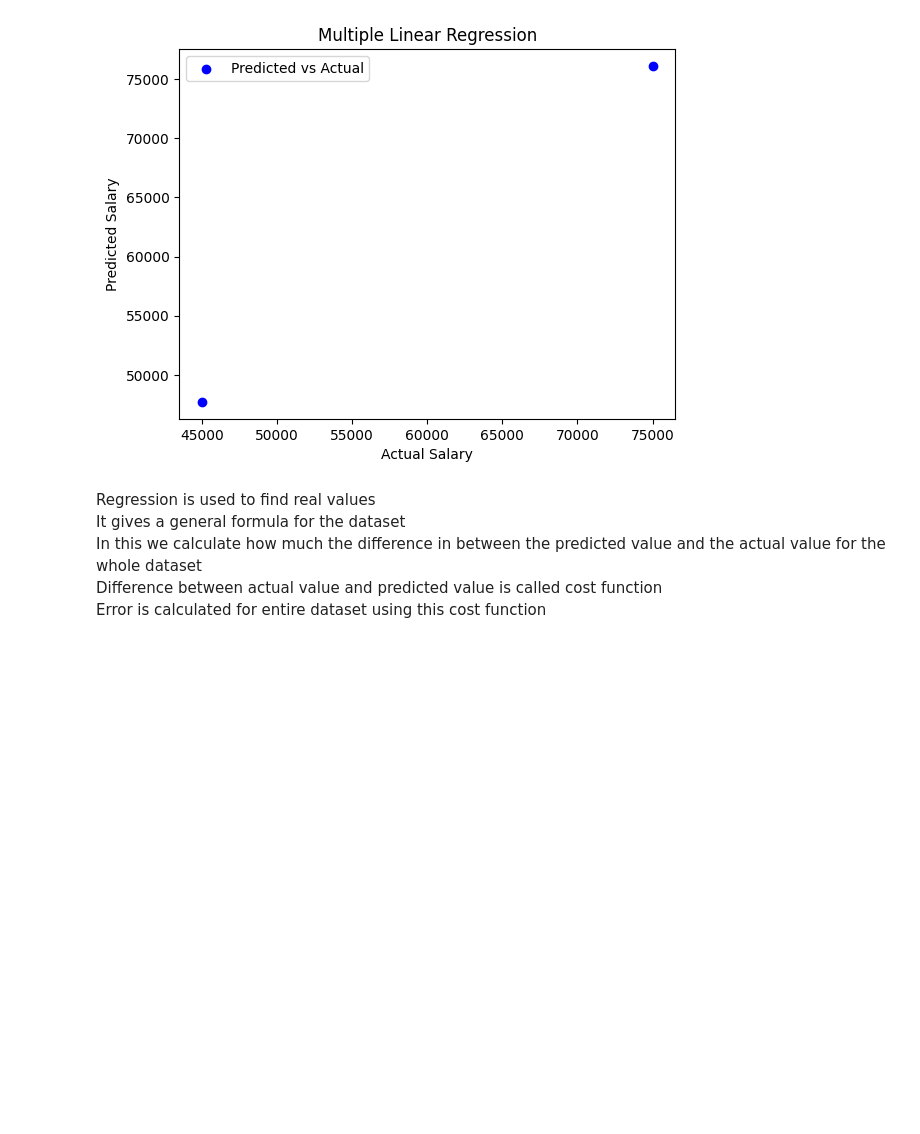
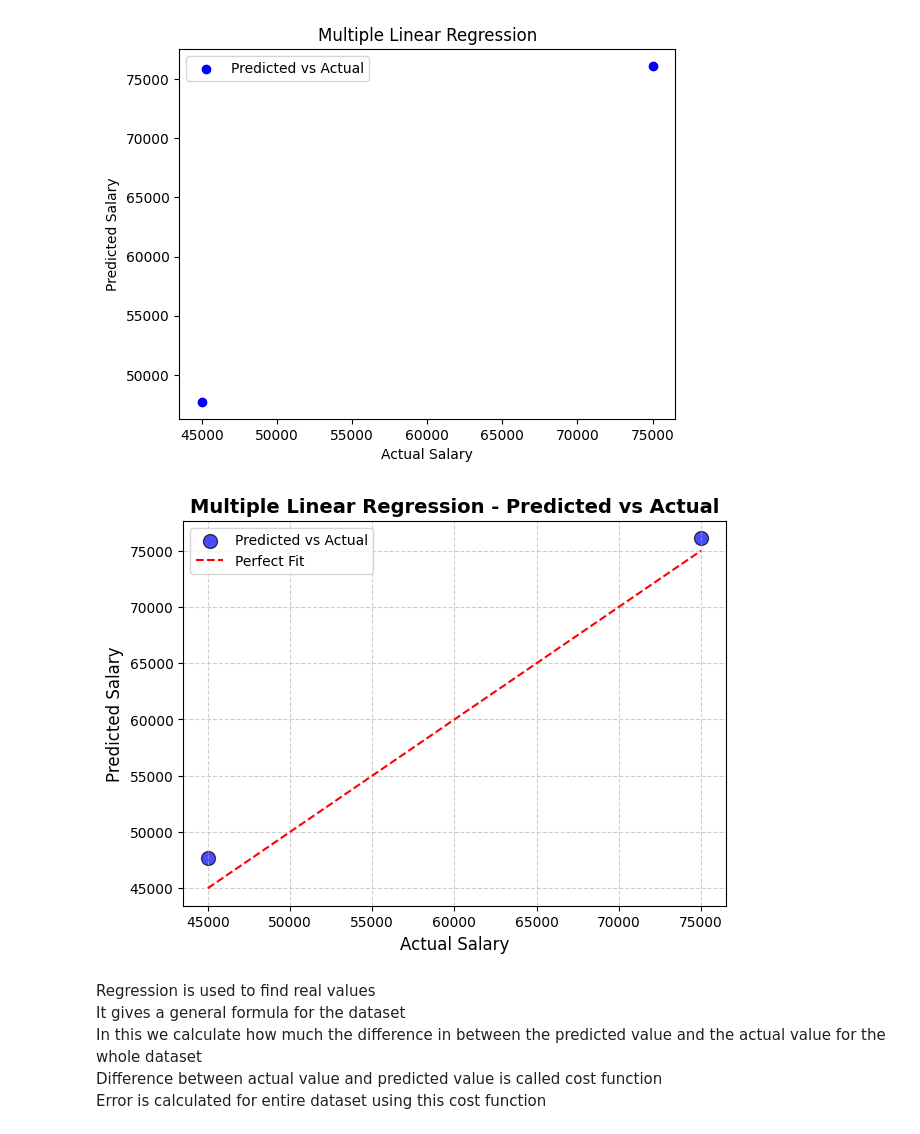
Before and after one commit to jaimalharsk/ML-resource-2-, a Jupyter notebook: Supervised Learning/ML_Linear-Regression.ipynb, the cells around one changed output. Cells and saved outputs as stored; diff of their text form; code cells hidden in the pictures; blank space fills up the shorter version.

```diff
--- a/Supervised Learning/ML_Linear-Regression.ipynb
+++ b/Supervised Learning/ML_Linear-Regression.ipynb
@@ -45,6 +45,28 @@ Coefficients: [4930.55555556 -277.77777778 3125.        ]
 Intercept: 32361.111111111073
 Mean Squared Error: 4284818.672839507
 [figure]
+# %%
+import matplotlib.pyplot as plt
+import numpy as np
+
+# Scatter plot with better visuals
+plt.figure(figsize=(7, 5))  # Set figure size
+plt.scatter(y_test, y_pred, color='blue', label="Predicted vs Actual", s=100, alpha=0.7, edgecolors='black')
+
+# Add a reference line (perfect prediction)
+x = np.linspace(min(y_test), max(y_test), 100)
+plt.plot(x, x, color='red', linestyle='dashed', label="Perfect Fit")
+
+# Enhance plot aesthetics
+plt.xlabel("Actual Salary", fontsize=12)
+plt.ylabel("Predicted Salary", fontsize=12)
+plt.title("Multiple Linear Regression - Predicted vs Actual", fontsize=14, fontweight='bold')
+plt.legend(loc="upper left")
+plt.grid(True, linestyle='--', alpha=0.6)
+
+plt.show()
+# %% [output]
+[figure, added]
 # %% [markdown]
 Regression is used to find real values<br>
 It gives a general formula for the dataset<br>
```
